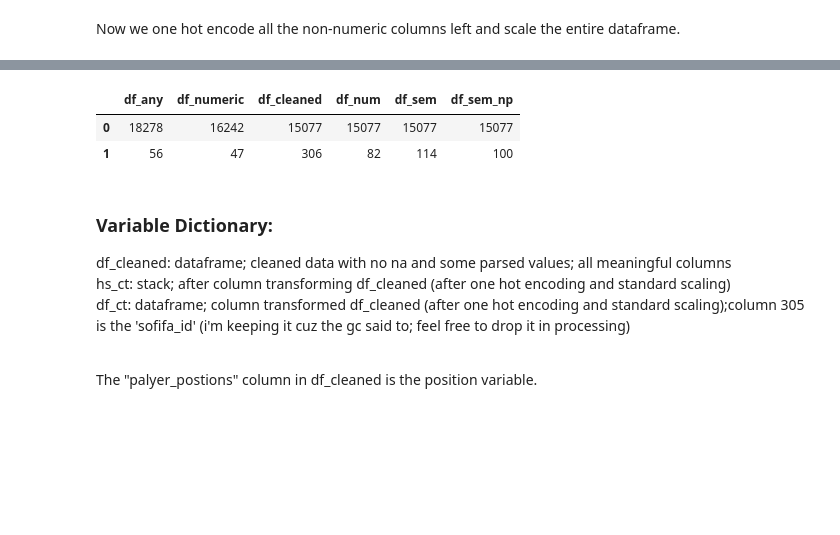
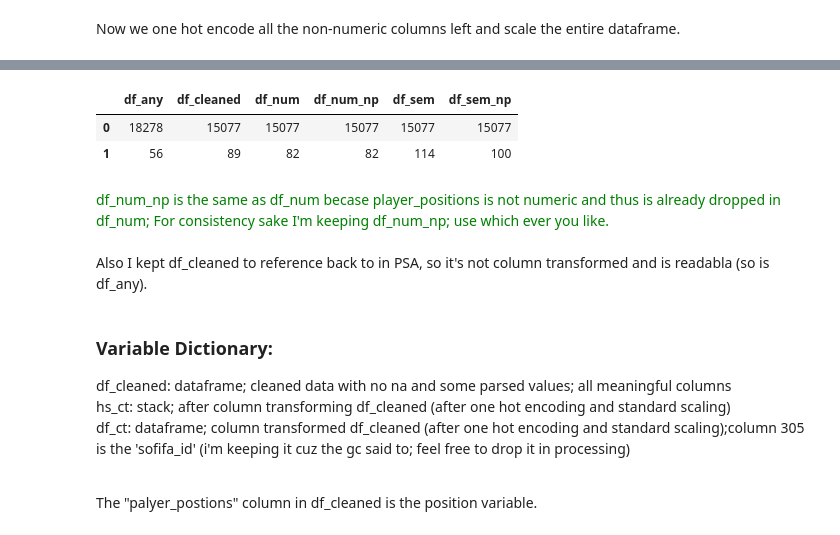
Before and after one commit to mikeheheda/FIFA-Player-Clustering, a Jupyter notebook: 118B Final Project.ipynb, the cells around one changed output, grey strips where cells are left out. Cells and saved outputs as stored; diff of their text form; code cells hidden in the pictures; blank space fills up the shorter version.

```diff
--- a/118B Final Project.ipynb
+++ b/118B Final Project.ipynb
@@ -190,8 +89,3 @@ df_numeric.head(10)
 ## Preprocessing
 # %% [markdown]
 Explore what cleaning does to the raw data:
-# %%
-# cols in df_any but not in df_numeric
-for i in range(df_any.shape[1]):
-    if df_any.columns[i] not in df_numeric.columns:
-        print(df_any.columns[i])
@@ -394,4 +197,6 @@ df_cleaned = df_cleaned.rename(columns={'dob':'mob'})
 # %%
-for i in ['ls', 'st', 'rs', 'lw', 'lf', 'cf','rf', 'rw', 'lam', 'cam', 'ram', 'lm', 'lcm', 'cm', 'rcm', 'rm', 'lwb','ldm', 'cdm', 'rdm', 'rwb', 'lb', 'lcb', 'cb', 'rcb', 'rb']:
-    df_cleaned[i].value_counts().plot(kind="pie")
-    plt.show()
+#     Uncomment this to see the distribution of all values (pie charts)
+
+# for i in ['ls', 'st', 'rs', 'lw', 'lf', 'cf','rf', 'rw', 'lam', 'cam', 'ram', 'lm', 'lcm', 'cm', 'rcm', 'rm', 'lwb','ldm', 'cdm', 'rdm', 'rwb', 'lb', 'lcb', 'cb', 'rcb', 'rb']:
+#     df_cleaned[i].value_counts().plot(kind="pie")
+#     plt.show()
@@ -466,6 +229,6 @@ df_cleaned['joined'].value_counts().plot(kind='pie')
 # %% [markdown]
 Now that joined is looking much better, move on to the other object columns left. The pie graph of player_positions also looks like it has too many unique values, and the values look compounded, so let's see if we can simplify it somehow.
 # %%
-pd.options.display.max_rows = None
+# pd.options.display.max_rows = None
 df_cleaned["player_positions"].value_counts(ascending=True)
 # %% [output]
@@ -612,5 +316,7 @@ df_num.head(10)
 | 7 | 0.391212 | 0.038952 | -0.849645 | -0.515012 | 3.418785 | 3.016033 | 13.466808 | 10.277109 | 4.904536 | 0.000937 | 2.334327 | ... |
 | 8 | -1.144692 | 1.777344 | -0.384804 | -0.216995 | 3.274065 | 3.835976 | 15.715096 | 6.477882 | 4.904536 | 1.570127 | 3.926126 | ... |
 | 9 | 0.610627 | 0.038952 | 1.009720 | 2.167144 | 3.274065 | 3.180022 | 11.218521 | 6.254398 | 4.904536 | 0.000937 | -0.849269 | ... |
+# %%
+df_num_np=df_num.copy()
 # %%
 df_sem = df_cleaned.drop(['nationality','real_face','team_position','joined','mob'],axis=1)
@@ -777,10 +400,13 @@ df_ct.head(10)
 # %%
-var_spa = pd.DataFrame(data={'df_any':df_any.shape, "df_numeric": df_numeric.shape, "df_cleaned": df_ct.shape, "df_num":df_num.shape, "df_sem": df_sem.shape, "df_sem_np":df_sem_np.shape})
+var_spa = pd.DataFrame(data={'df_any':df_any.shape, "df_cleaned": df_cleaned.shape, "df_num":df_num.shape, "df_num_np": df_num_np.shape, "df_sem": df_sem.shape, "df_sem_np":df_sem_np.shape})
 var_spa
 # %% [output]
-|  | df_any | df_numeric | df_cleaned | df_num | df_sem | df_sem_np |
-| 0 | 18278 | 16242 | 15077 | 15077 | 15077 | 15077 |
-| 1 | 56 | 47 | 306 | 82 | 114 | 100 |
+|  | df_any | df_cleaned | df_num | df_num_np | df_sem | df_sem_np |
+| 0 | 18278 | 15077 | 15077 | 15077 | 15077 | 15077 |
+| 1 | 56 | 89 | 82 | 82 | 114 | 100 |
+# %% [markdown]
+<div style="color:green">df_num_np is the same as df_num becase player_positions is not numeric and thus is already dropped in df_num; For consistency sake I'm keeping df_num_np; use which ever you like. </div> <br>
+Also I kept df_cleaned to reference back to in PSA, so it's not column transformed and is readabla (so is df_any).
 # %% [markdown]
 ### Variable Dictionary:
 
```
Also changed, not shown: parts of 40 cells of this notebook.
